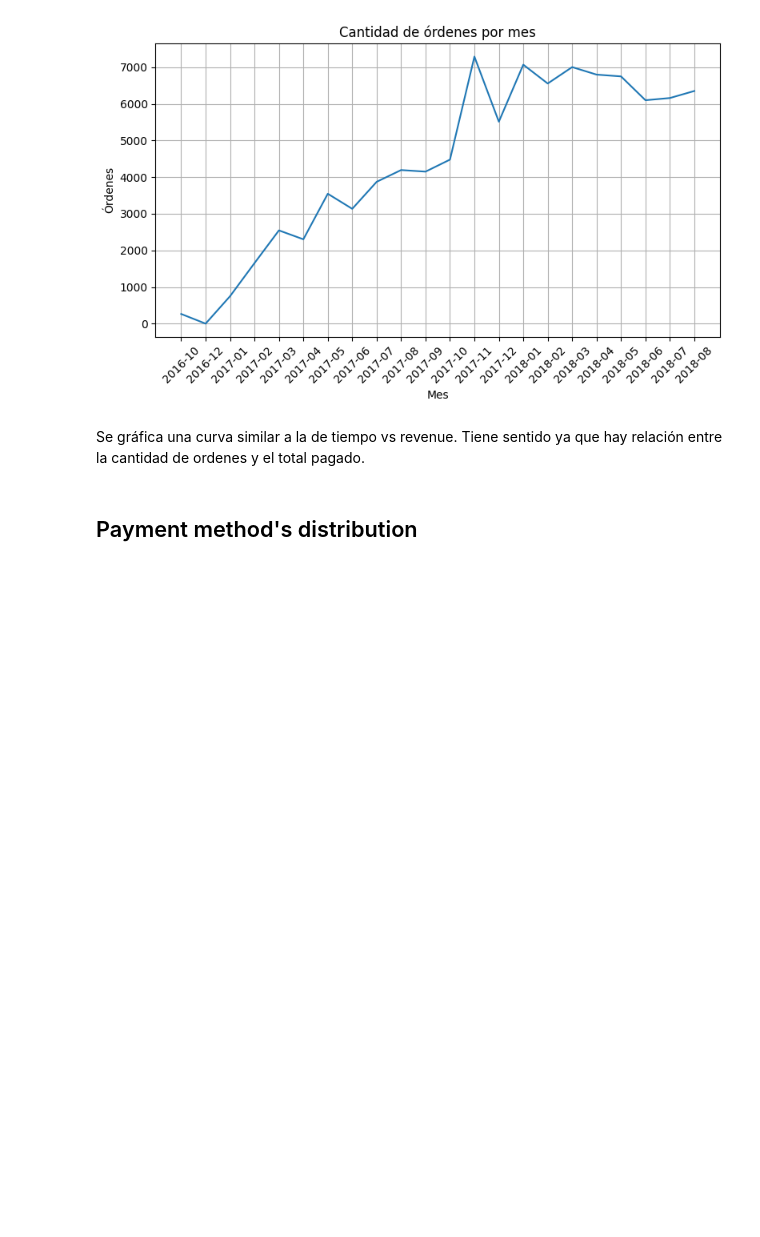
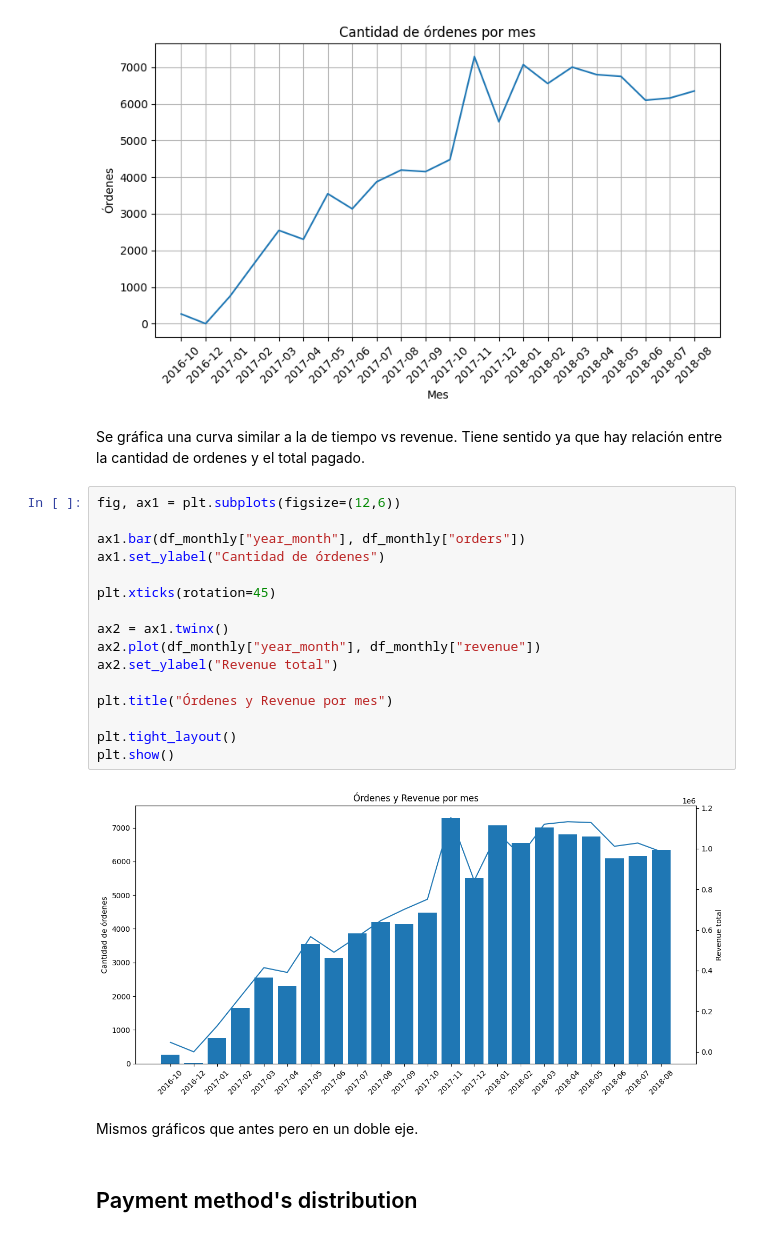
Before and after one commit to SoutoSebastian/ecommerce-analytics-sql-ml, a Jupyter notebook: notebooks/01_eda.ipynb, the cells around one changed output. Saved outputs shown, nothing was run; the diff lists cells and outputs as text; blank space fills up the shorter version.

```diff
--- a/notebooks/01_eda.ipynb
+++ b/notebooks/01_eda.ipynb
@@ -167,6 +167,26 @@ plt.show()
 [figure]
 # %% [markdown]
 Se gráfica una curva similar a la de tiempo vs revenue. Tiene sentido ya que hay relación entre la cantidad de ordenes y el total pagado.
+# %%
+fig, ax1 = plt.subplots(figsize=(12,6))
+
+ax1.bar(df_monthly["year_month"], df_monthly["orders"])
+ax1.set_ylabel("Cantidad de órdenes")
+
+plt.xticks(rotation=45)
+
+ax2 = ax1.twinx()
+ax2.plot(df_monthly["year_month"], df_monthly["revenue"])
+ax2.set_ylabel("Revenue total")
+
+plt.title("Órdenes y Revenue por mes")
+
+plt.tight_layout()
+plt.show()
+# %% [output]
+[figure, added]
+# %% [markdown]
+Mismos gráficos que antes pero en un doble eje.
 # %% [markdown]
 ## Payment method's distribution
 # %%
```
Also changed, not shown: parts of 14 cells of this notebook.
